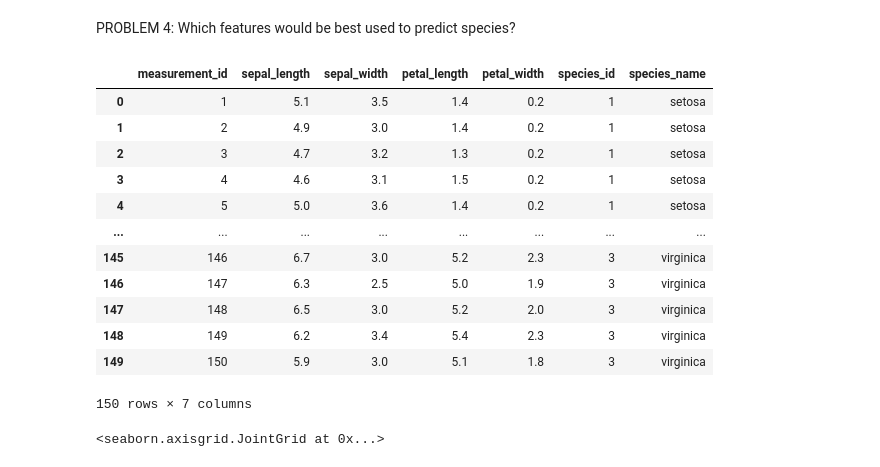
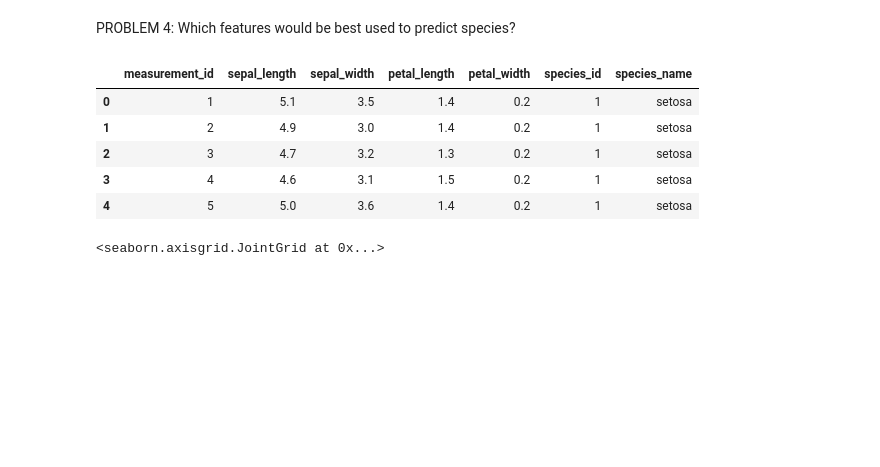
Before and after one commit to mwboiss/numpy-pandas-visualization-exercises, a Jupyter notebook: seaborn_exercises.ipynb, the cells around one changed output. Cells and saved outputs as stored; diff of their text form; code cells hidden in the pictures; blank space fills up the shorter version.

```diff
--- a/seaborn_exercises.ipynb
+++ b/seaborn_exercises.ipynb
@@ -190,22 +193,16 @@ sns.pairplot(iris_meas_spec, hue = 'species_name')
 # %% [markdown]
 PROBLEM 4: Which features would be best used to predict species?
 # %%
-iris_meas_spec
+iris_meas_spec.head()
+
 # I would say species name and species_id would be a good place to start for a feature that could be used to predict
 # species but I will explore further....
 # %% [output]
 |  | measurement_id | sepal_length | sepal_width | petal_length | petal_width | species_id | species_name |
 | 0 | 1 | 5.1 | 3.5 | 1.4 | 0.2 | 1 | setosa |
 | 1 | 2 | 4.9 | 3.0 | 1.4 | 0.2 | 1 | setosa |
 | 2 | 3 | 4.7 | 3.2 | 1.3 | 0.2 | 1 | setosa |
 | 3 | 4 | 4.6 | 3.1 | 1.5 | 0.2 | 1 | setosa |
 | 4 | 5 | 5.0 | 3.6 | 1.4 | 0.2 | 1 | setosa |
-| ... | ... | ... | ... | ... | ... | ... | ... |
-| 145 | 146 | 6.7 | 3.0 | 5.2 | 2.3 | 3 | virginica |
-| 146 | 147 | 6.3 | 2.5 | 5.0 | 1.9 | 3 | virginica |
-| 147 | 148 | 6.5 | 3.0 | 5.2 | 2.0 | 3 | virginica |
-| 148 | 149 | 6.2 | 3.4 | 5.4 | 2.3 | 3 | virginica |
-| 149 | 150 | 5.9 | 3.0 | 5.1 | 1.8 | 3 | virginica |
-150 rows × 7 columns
 # %%
 sns.jointplot(data= iris_meas_spec, x = 'sepal_width', y = 'sepal_length', hue = 'species_name')
```
Also changed, not shown: parts of 49 cells of this notebook.
